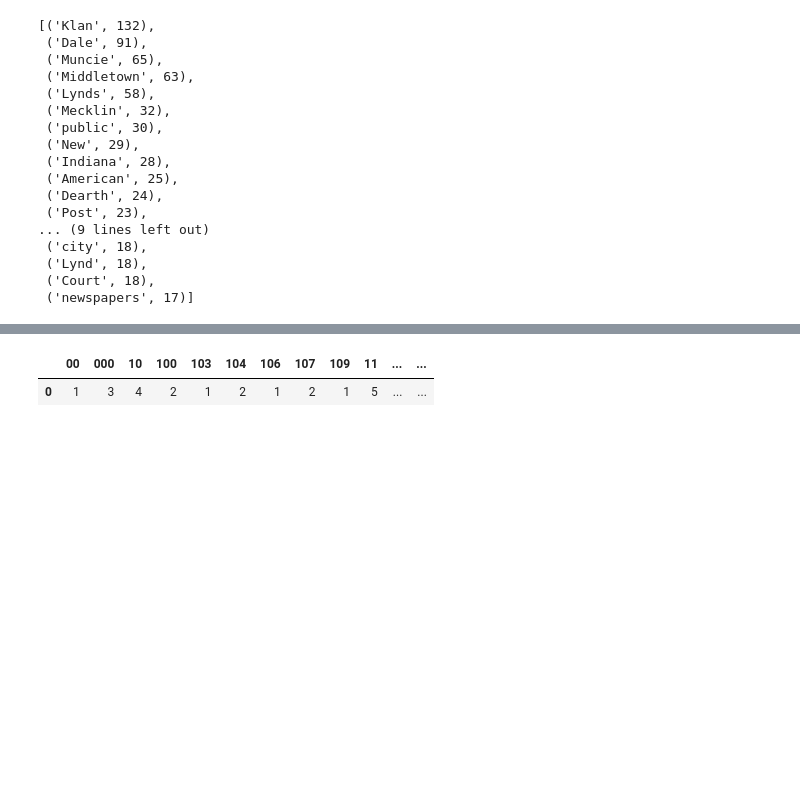
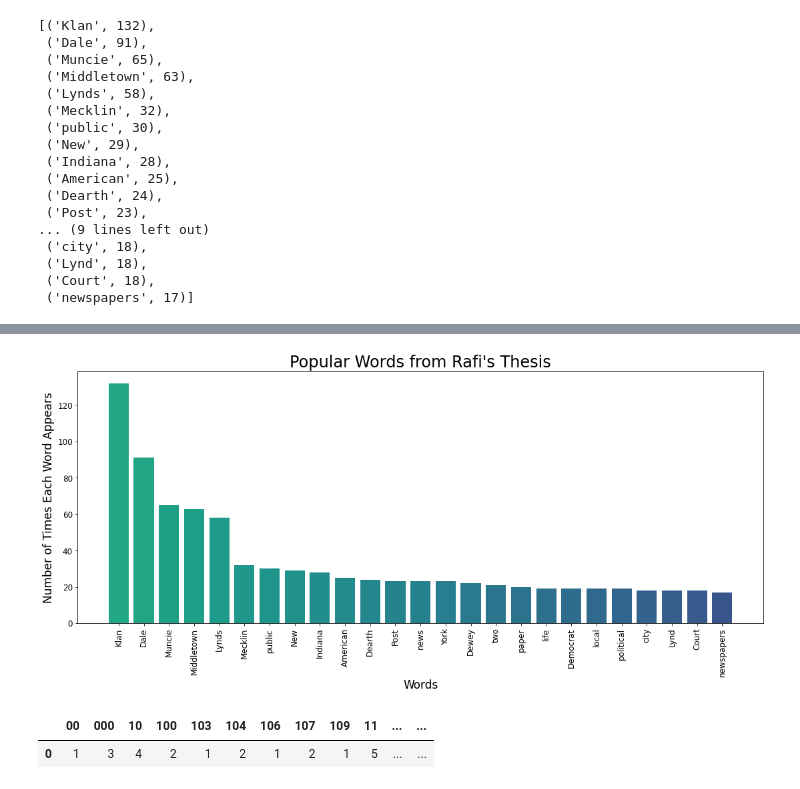
Before and after one commit to MarcBernstein0/raizel-practice-questions, a Jupyter notebook: notebook/Rafi_NLP.ipynb, the cells around one changed output, grey strips where cells are left out. Drawn from its saved outputs; the diff is of its cells as text; code cells hidden in the pictures; blank space fills up the shorter version.

Commit message:
figured out how to slice most common

```diff
--- a/notebook/Rafi_NLP.ipynb
+++ b/notebook/Rafi_NLP.ipynb
@@ -120,7 +120,7 @@ fdist.most_common(25)
 # from fdist.most_common(25) seperate words and counts
 rafi_words = [x[0] for x in fdist.most_common(25)]
 print(rafi_words)
-# inception_counts = [x[1] for x in fdist.most_common(25)]
-# print(inception_counts)
+rafi_counts = [x[1] for x in fdist.most_common(25)]
+print(rafi_counts)
 # %% [output]
 ['Klan', 'Dale', 'Muncie', 'Middletown', 'Lynds', 'Mecklin', 'public', 'New', 'Indiana', 'American', 'Dearth', 'Post', 'news', 'York', 'Dewey', 'two', 'paper', 'life', 'Democrat', 'local', 'political' ...
@@ -133,3 +148,20 @@ print(rafi_words)
+# %%
+fig, ax = plt.subplots(1,1, figsize=(15,7))
+
+# matplotlib bar plot
+ax.bar(rafi_words, rafi_counts, color=cm.viridis_r(np.linspace(.4,.8, 30)))
+plt.xticks(rotation=90)
+plt.xlabel('Words', fontsize = 17)
+plt.ylabel('Number of Times Each Word Appears', fontsize = 17)
+plt.xticks(fontsize = 12)
+plt.yticks(fontsize = 12)
+plt.title("Popular Words from Rafi's Thesis", fontsize = 24)
+
+plt.tight_layout(pad=0) #necessary - if not included extra text shows up
+
+# plt.savefig('graphs/rafi.png')
+# %% [output]
+[figure, added]
 # %%
 # implementing it in python
 import pandas as pd
```
Also changed, not shown: parts of 4 cells of this notebook.
